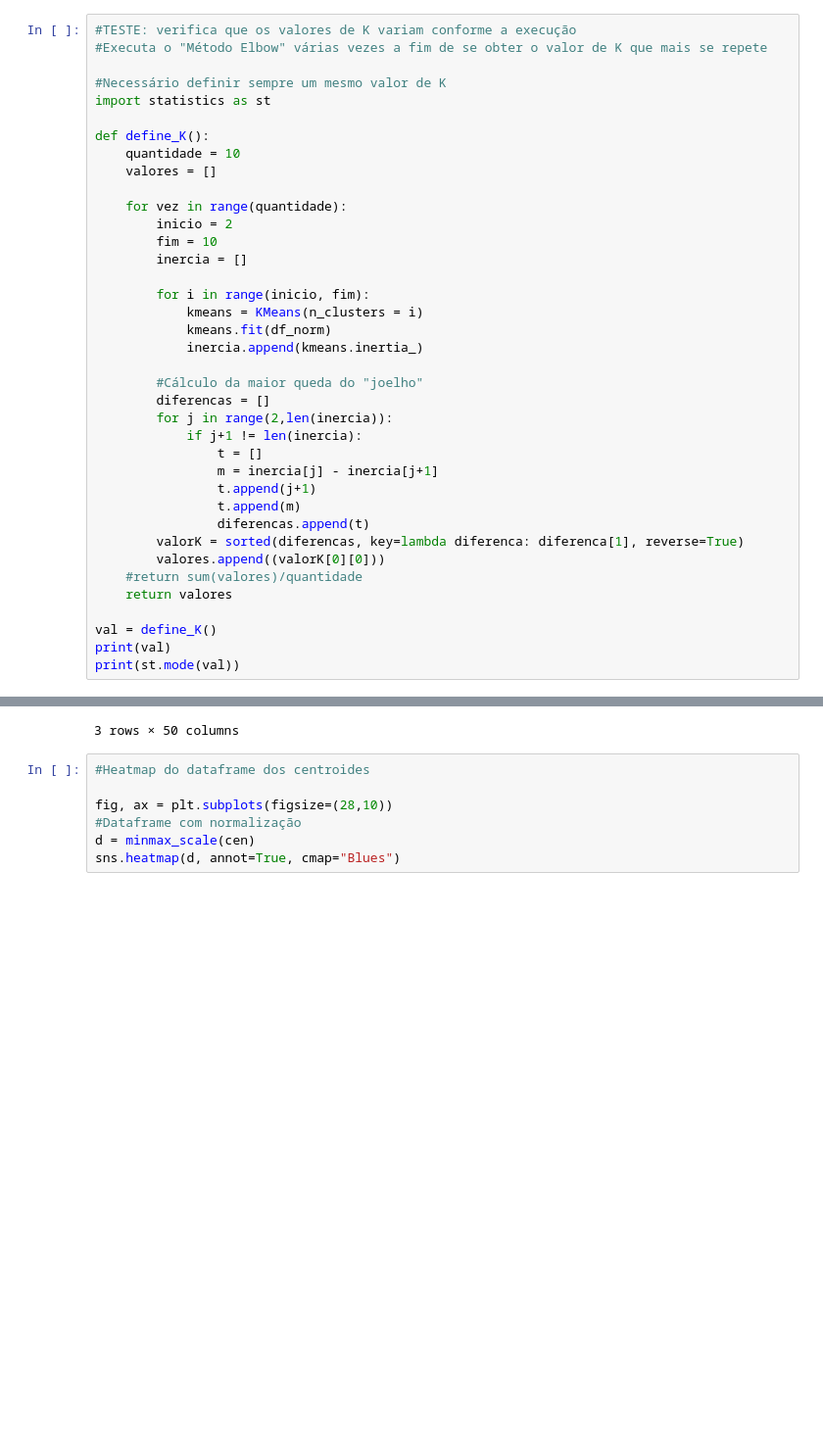
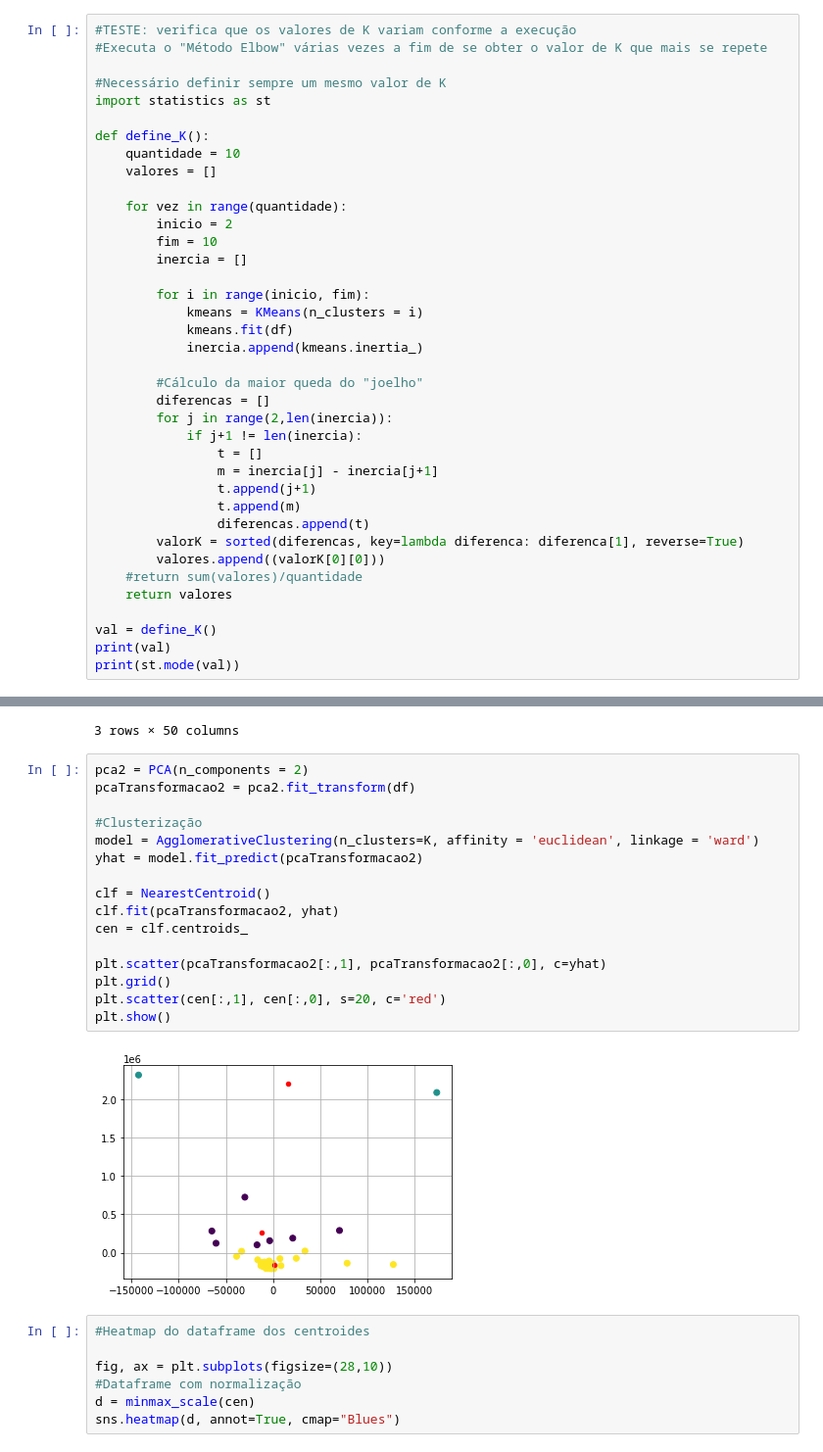
Before and after one commit to TavaresCarlos/TerrainIntelGIS, a Jupyter notebook: notebook/comparacao-clusterizacao-artigo.ipynb, the cells around one changed output, grey strips where cells are left out. Shown: that part at 98% size. Drawn from its saved outputs; the diff is of its cells as text; blank space fills up the shorter version.

```diff
--- a/notebook/comparacao-clusterizacao-artigo.ipynb
+++ b/notebook/comparacao-clusterizacao-artigo.ipynb
@@ -66,7 +66,7 @@ def define_K():
 
         for i in range(inicio, fim):
             kmeans = KMeans(n_clusters = i)
-            kmeans.fit(df_norm)
+            kmeans.fit(df)
             inercia.append(kmeans.inertia_)
 
         #Cálculo da maior queda do "joelho"
@@ -284,6 +277,24 @@ display(a)
 | 1 | 1644.50 | 0.00 | 333.00 | 3.50 | 616.00 | 8.00 | 1.50 | ... |
 | 2 | 3881.90 | 0.03 | 711.64 | 2.97 | 822.23 | 27.44 | 2.44 | ... |
 3 rows × 50 columns
+# %%
+pca2 = PCA(n_components = 2)
+pcaTransformacao2 = pca2.fit_transform(df)
+
+#Clusterização
+model = AgglomerativeClustering(n_clusters=K, affinity = 'euclidean', linkage = 'ward')
+yhat = model.fit_predict(pcaTransformacao2)
+
+clf = NearestCentroid()
+clf.fit(pcaTransformacao2, yhat)
+cen = clf.centroids_
+
+plt.scatter(pcaTransformacao2[:,1], pcaTransformacao2[:,0], c=yhat)
+plt.grid()
+plt.scatter(cen[:,1], cen[:,0], s=20, c='red')
+plt.show()
+# %% [output]
+[figure, added]
 # %%
 #Heatmap do dataframe dos centroides
 
```
Also changed, not shown: parts of 8 cells of this notebook, 3 other files.
